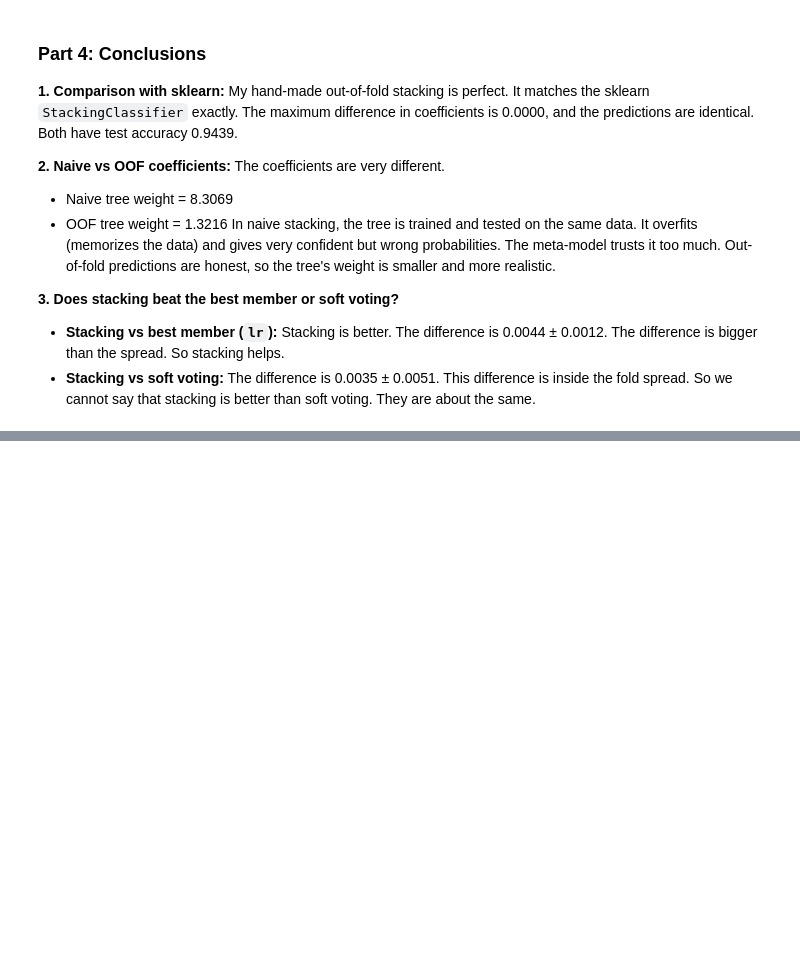
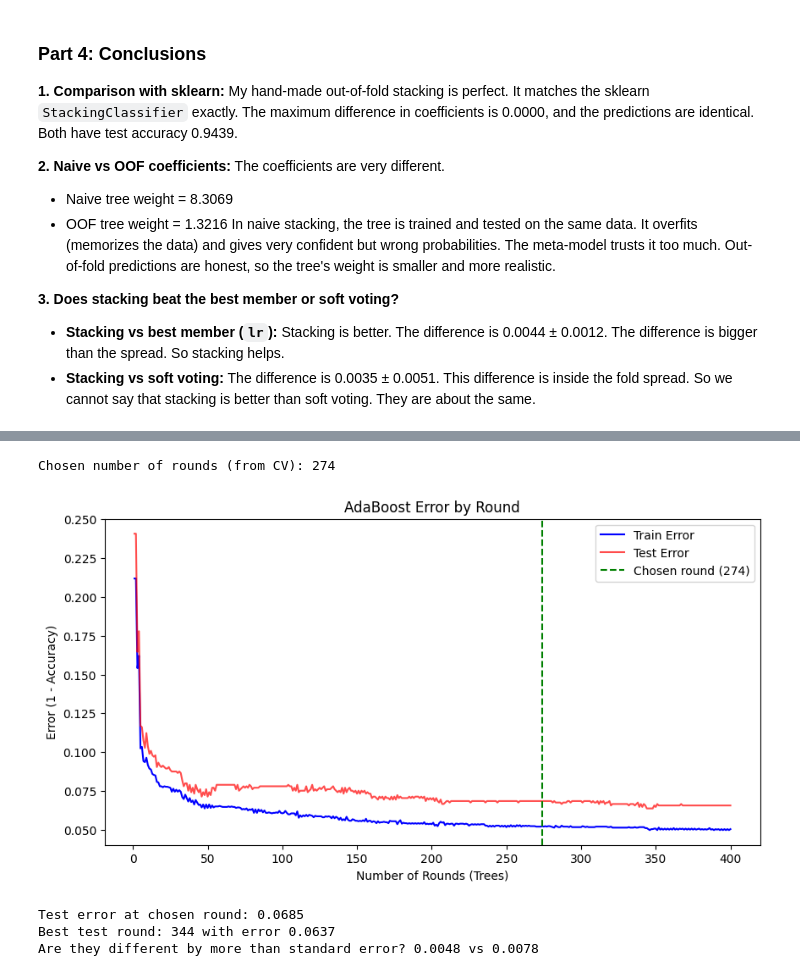
Before and after one commit to nuraiaben-dev/Aben_ML_task_4-, a Jupyter notebook: Aben_task4.ipynb, the cells around one changed output, grey strips where cells are left out. Saved outputs shown, nothing was run; the diff lists cells and outputs as text; code cells hidden in the pictures; blank space fills up the shorter version.

```diff
--- a/Aben_task4.ipynb
+++ b/Aben_task4.ipynb
@@ -490,0 +592,61 @@ In naive stacking, the tree is trained and tested on the same data. It overfits
+# %%
+import matplotlib.pyplot as plt
+
+
+train_acc = list(ada.staged_score(X_train, y_train))
+test_acc = list(ada.staged_score(X_test, y_test))
+
+
+train_err = 1 - np.array(train_acc)
+test_err = 1 - np.array(test_acc)
+
+plt.figure(figsize=(10, 5))
+plt.plot(range(1, 401), train_err, label='Train Error', color='blue')
+plt.plot(range(1, 401), test_err, label='Test Error', color='red', alpha=0.7)
+
+
+cv_acc_curves = []
+
+for train_idx, val_idx in cv.split(X_train, y_train):
+
+    ada_fold = AdaBoostClassifier(n_estimators=400, random_state=SEED)
+    ada_fold.fit(X_train[train_idx], y_train[train_idx])
+
+
+    val_acc = list(ada_fold.staged_score(X_train[val_idx], y_train[val_idx]))
+    cv_acc_curves.append(val_acc)
+
+
+mean_cv_acc = np.mean(cv_acc_curves, axis=0)
+
+best_round = np.argmax(mean_cv_acc) + 1
+print(f"Chosen number of rounds (from CV): {best_round}")
+
+
+plt.axvline(x=best_round, color='green', linestyle='--', label=f'Chosen round ({best_round})')
+
+plt.xlabel('Number of Rounds (Trees)')
+plt.ylabel('Error (1 - Accuracy)')
+plt.title('AdaBoost Error by Round')
+plt.legend()
+plt.show()
+
+test_err_chosen = test_err[best_round - 1]
+
+
+best_test_round = np.argmin(test_err) + 1
+test_err_best = test_err[best_test_round - 1]
+
+
+p = test_acc[best_round - 1]
+se_test = np.sqrt(p * (1 - p) / len(y_test))
+
+print(f"\nTest error at chosen round: {test_err_chosen:.4f}")
+print(f"Best test round: {best_test_round} with error {test_err_best:.4f}")
+print(f"Are they different by more than standard error? {abs(test_err_chosen - test_err_best):.4f} vs {se_test:.4f}")
+# %% [output]
+Chosen number of rounds (from CV): 274
+[figure, added]
+Test error at chosen round: 0.0685
+Best test round: 344 with error 0.0637
+Are they different by more than standard error? 0.0048 vs 0.0078
```
Also changed, not shown: parts of 4 cells of this notebook.
